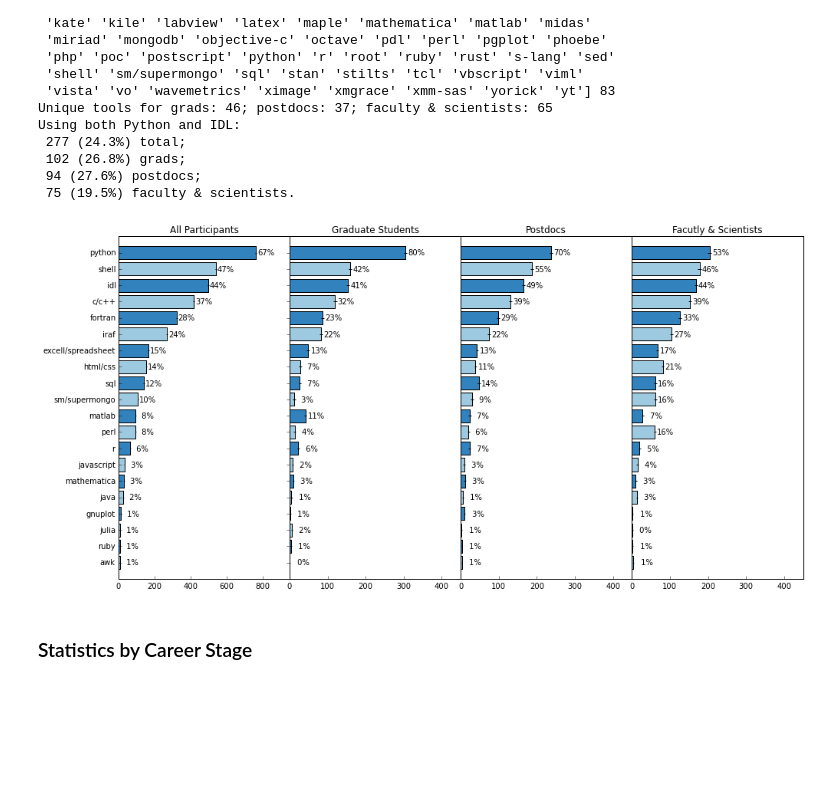
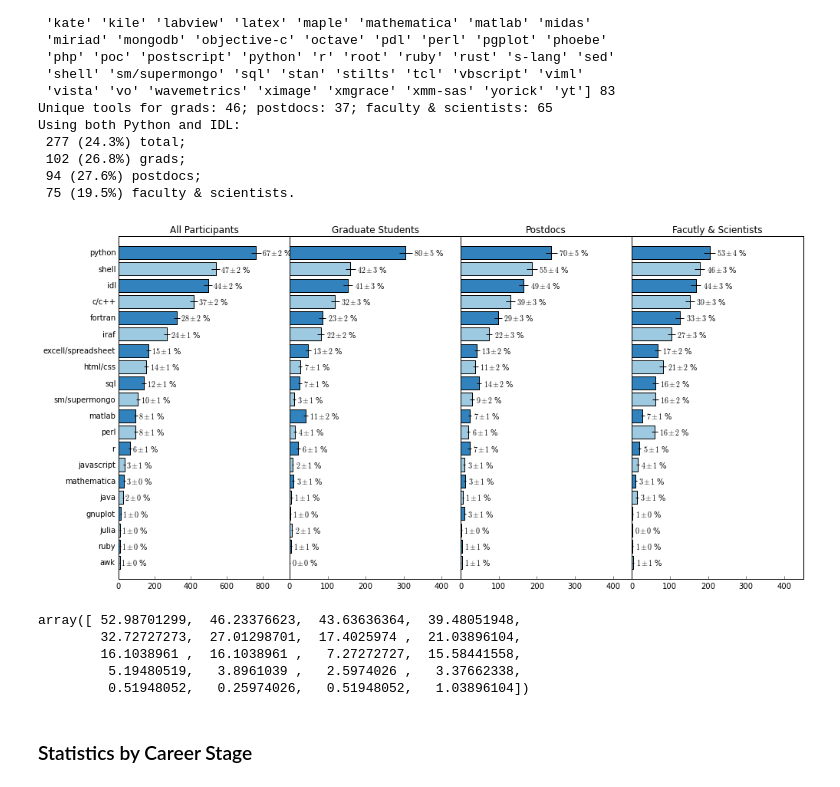
Before and after one commit to eteq/software_survey_analysis, a Jupyter notebook: software_survey.ipynb, the cells around one changed output. Cells and saved outputs as stored; diff of their text form; code cells hidden in the pictures; blank space fills up the shorter version.

```diff
--- a/software_survey.ipynb
+++ b/software_survey.ipynb
@@ -189,18 +191,24 @@ len_data = 20
 nn = [(ff, np.sum(np.array(tools_all) == ff)) for ff in unique_tools]
 nn = sorted(nn, key=lambda tup: tup[1], reverse=True)
 language_names = [element[0] for element in nn[0:len_data]]
+all_nn = np.array([element[1] for element in nn[0:len_data]])
+n_all = len(data)
 
 tools_grad_nn = {}
 tools_grad_nn.update({ff: np.sum(np.array(tools_grad) == ff) for ff in unique_tools})
-g_nn = [tools_grad_nn[name] for name in language_names]
+g_nn = np.array([tools_grad_nn[name] for name in language_names])
+n_g = np.sum(data['career']=='Graduate student')
+
 
 tools_postdoc_nn = {}
 tools_postdoc_nn.update({ff: np.sum(np.array(tools_postdoc) == ff) for ff in unique_tools})
-p_nn = [tools_postdoc_nn[name] for name in language_names]
+p_nn = np.array([tools_postdoc_nn[name] for name in language_names])
+n_p = np.sum(data['career']=='Postdoc')
 
 tools_faculty_nn = {}
 tools_faculty_nn.update({ff: np.sum(np.array(tools_faculty) == ff) for ff in unique_tools})
-f_nn = [tools_faculty_nn[name] for name in language_names]
+f_nn = np.array([tools_faculty_nn[name] for name in language_names])
+n_f = np.sum((data['career']=='Faculty')|(data['career']=='Research scientist'))
 
 bins = np.arange(len_data, 0, -1)
 colors = ['#3182bd','#9ecae1']*int(math.ceil(len_data/2))
@@ -208,61 +216,69 @@ fig,axes = plt.subplots(1, 4, sharey=True, figsize=(16,8))
 fig.subplots_adjust(wspace=0)
 
 a1 = plt.subplot(1,4,1)
-a1.barh(bins, [element[1] for element in nn[0:len_data]], align='center', color=colors[:len_data],
-        xerr=bins**0.5, ecolor='k', capsize=0)
+a1.barh(bins, all_nn, align='center', color=colors[:len_data],
+        xerr=all_nn**0.5, ecolor='k', capsize=0)
 a1.set_yticks(bins)
 a1.set_yticklabels(language_names)
 a1.set_ylim([0,21])
 a1.set_xlim([0,950])
-labels = np.array([element[1] for element in nn[0:len_data]])
-labels = labels/11.42
-for x, y, label in zip([element[1] for element in nn[0:len_data]], bins, labels):
-    a1.text(x+100, y, '{:2.0f}%'.format(label), ha='right', va='center')
+for x, xe, y in zip(all_nn, all_nn**0.5, bins):
+    a1.text(x+xe+5, y, r'${:2.0f} \pm {:2.0f}$ %'.format(x*100/n_all, xe*100/n_all), ha='left', va='center')
 a1.tick_params(axis="x", which="both", top=False)
+a1.tick_params(axis="y", which="both", left=False, right=False)
 a1.set_title('All Participants')
 
 a2 = plt.subplot(1,4,2)
 a2.barh(bins, g_nn, align='center', color=colors[:len_data],
-        xerr=bins**0.5, ecolor='k', capsize=0)
+        xerr=g_nn**0.5, ecolor='k', capsize=0)
 a2.set_ylim([0,21])
 a2.set_xlim([0,450])
 a2.set_yticks([])
-labels = np.array(g_nn)/3.80
-for x, y, label in zip(g_nn, bins, labels):
-    a2.text(x+50, y, '{:2.0f}%'.format(label), ha='right', va='center')
+labels = g_nn/(n_g/100)
+for x, xe, y in zip(g_nn, g_nn**0.5, bins):
+    a2.text(x+xe+5, y, r'${:2.0f} \pm {:2.0f}$ %'.format(x*100/n_g, xe*100/n_g), ha='left', va='center')
 a2.xaxis.set_major_locator(MaxNLocator(integer=True, steps=[10]))
 a2.tick_params(axis="x", which="both", top=False)
+a2.tick_params(axis="y", which="both", left=False, right=False)
 a2.set_title('Graduate Students')
 
 a3 = plt.subplot(1,4,3)
 a3.barh(bins, p_nn, align='center', color=colors[:len_data],
-        xerr=bins**0.5, ecolor='k', capsize=0)
+        xerr=p_nn**0.5, ecolor='k', capsize=0)
 a3.set_ylim([0,21])
 a3.set_xlim([0,450])
 a3.set_yticks([])
-labels = np.array(p_nn)/3.40
-for x, y, label in zip(p_nn, bins, labels):
-    a3.text(x+50, y, '{:2.0f}%'.format(label), ha='right', va='center')
+for x, xe, y in zip(p_nn, p_nn**0.5, bins):
+    a3.text(x+xe+5, y, r'${:2.0f} \pm {:2.0f}$ %'.format(x*100/n_p, xe*100/n_p), ha='left', va='center')
 a3.xaxis.set_major_locator(MaxNLocator(integer=True, steps=[10]))
 a3.tick_params(axis="x", which="both", top=False)
+a3.tick_params(axis="y", which="both", left=False, right=False)
 a3.set_title('Postdocs')
 
 a4 = plt.subplot(1,4,4)
 a4.barh(bins, f_nn, align='center', color=colors[:len_data],
-        xerr=bins**0.5, ecolor='k', capsize=0)
+        xerr=f_nn**0.5, ecolor='k', capsize=0)
 a4.set_ylim([0,21])
 a4.set_xlim([0,450])
 a4.set_yticks([])
-labels = np.array(f_nn)/3.85
-for x, y, label in zip(f_nn, bins, labels):
-    a4.text(x+50, y, '{:2.0f}%'.format(label), ha='right', va='center')
+for x, xe, y in zip(f_nn, f_nn**0.5, bins):
+    a4.text(x+xe+5, y, r'${:2.0f} \pm {:2.0f}$ %'.format(x*100/n_f, xe*100/n_f), ha='left', va='center')
 a4.xaxis.set_major_locator(MaxNLocator(integer=True, steps=[10]))
 a4.tick_params(axis="x", which="both", top=False)
+a4.tick_params(axis="y", which="both", left=False, right=False)
 a4.set_title('Facutly & Scientists')
 
 plt.savefig('tools_by_career.png')
 # %% [output]
-[figure, old version]
+[figure, new version]
+# %%
+labelnums
+# %% [output]
+array([ 52.98701299,  46.23376623,  43.63636364,  39.48051948,
+        32.72727273,  27.01298701,  17.4025974 ,  21.03896104,
+        16.1038961 ,  16.1038961 ,   7.27272727,  15.58441558,
+         5.19480519,   3.8961039 ,   2.5974026 ,   3.37662338,
+         0.51948052,   0.25974026,   0.51948052,   1.03896104])
 # %% [markdown]
 ### Statistics by Career Stage
 # %%
```
Also changed, not shown: parts of 1 cell of this notebook.
